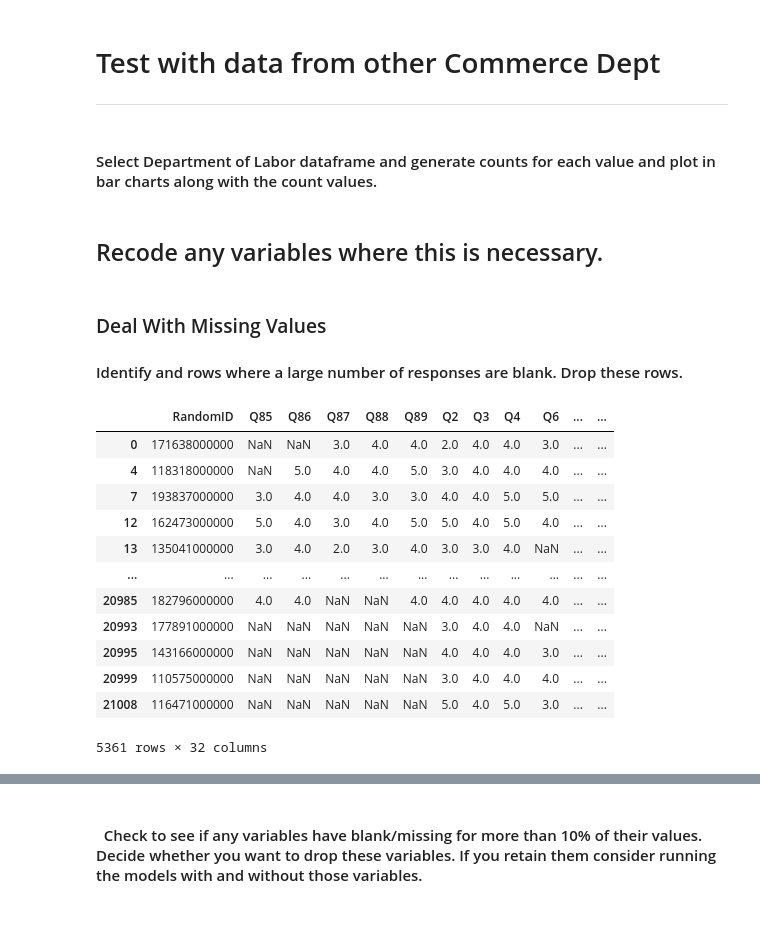
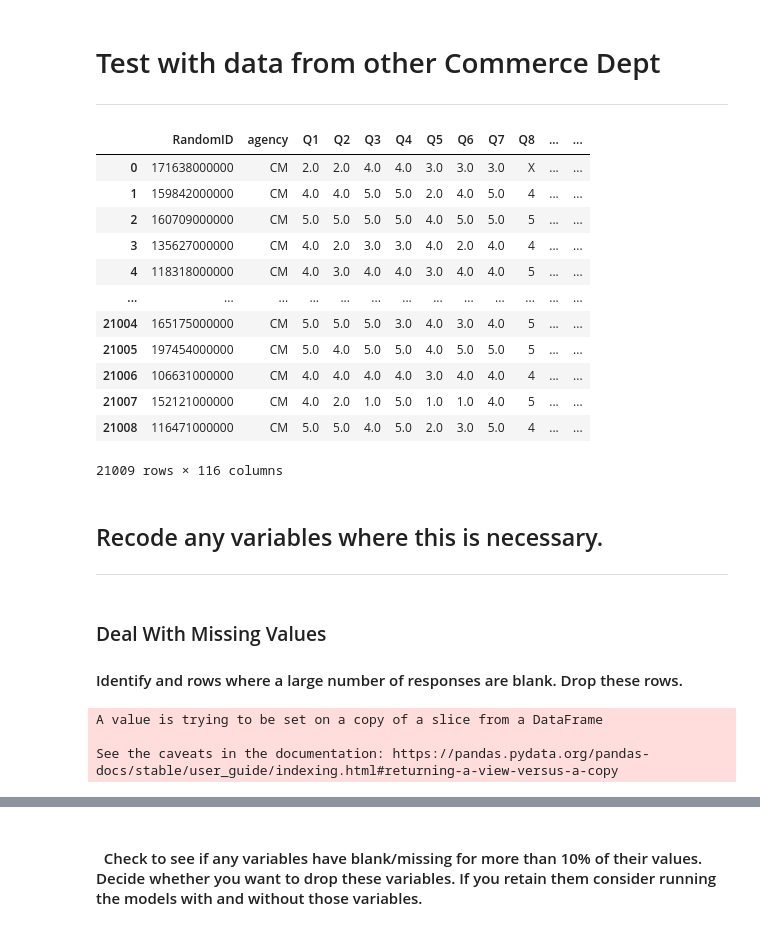
Before and after one commit to CJunger/agency-turnover, a Jupyter notebook: agency_analysis.ipynb, the cells around one changed output, grey strips where cells are left out. Saved outputs shown, nothing was run; the diff lists cells and outputs as text; code cells hidden in the pictures.

```diff
--- a/agency_analysis.ipynb
+++ b/agency_analysis.ipynb
@@ -841,9 +860,24 @@ shap.summary_plot(shap_values, X_test)
 # %% [markdown]
 # Test with data from other Commerce Dept
 ----
-# %% [markdown]
-#### Select Department of Labor dataframe and generate counts for each value and plot in bar charts along with the count values.
+# %%
+df_commerce
+# %% [output]
+|  | RandomID | agency | Q1 | Q2 | Q3 | Q4 | Q5 | Q6 | Q7 | Q8 | ... | ... |
+| 0 | 171638000000 | CM | 2.0 | 2.0 | 4.0 | 4.0 | 3.0 | 3.0 | 3.0 | X | ... | ... |
+| 1 | 159842000000 | CM | 4.0 | 4.0 | 5.0 | 5.0 | 2.0 | 4.0 | 5.0 | 4 | ... | ... |
+| 2 | 160709000000 | CM | 5.0 | 5.0 | 5.0 | 5.0 | 4.0 | 5.0 | 5.0 | 5 | ... | ... |
+| 3 | 135627000000 | CM | 4.0 | 2.0 | 3.0 | 3.0 | 4.0 | 2.0 | 4.0 | 4 | ... | ... |
+| 4 | 118318000000 | CM | 4.0 | 3.0 | 4.0 | 4.0 | 3.0 | 4.0 | 4.0 | 5 | ... | ... |
+| ... | ... | ... | ... | ... | ... | ... | ... | ... | ... | ... | ... | ... |
+| 21004 | 165175000000 | CM | 5.0 | 5.0 | 5.0 | 3.0 | 4.0 | 3.0 | 4.0 | 5 | ... | ... |
+| 21005 | 197454000000 | CM | 5.0 | 4.0 | 5.0 | 5.0 | 4.0 | 5.0 | 5.0 | 5 | ... | ... |
+| 21006 | 106631000000 | CM | 4.0 | 4.0 | 4.0 | 4.0 | 3.0 | 4.0 | 4.0 | 4 | ... | ... |
+| 21007 | 152121000000 | CM | 4.0 | 2.0 | 1.0 | 5.0 | 1.0 | 1.0 | 4.0 | 5 | ... | ... |
+| 21008 | 116471000000 | CM | 5.0 | 5.0 | 4.0 | 5.0 | 2.0 | 3.0 | 5.0 | 4 | ... | ... |
+21009 rows × 116 columns
 # %% [markdown]
 ## Recode any variables where this is necessary.
+---
 # %%
 #Drop the columns that aren't necessary for the project as defined in the instructions
@@ -856,17 +889,14 @@ df_commerce_relevant = df_commerce[['RandomID', 'Q85', 'Q86', 'Q87', 'Q88', 'Q89
 #which rows don't have many answers? take the average of the missing data and get the proportion missing
 df_commerce_relevant['row_missing_percent']=df_commerce_relevant.isnull().mean(axis=1)
 df_commerce_relevant[df_commerce_relevant['row_missing_percent']!=0.0]
+
+# drop rows with %missing more than 50% missing data
+cutpoint = .5
+df_commerce_relevant_answered = df_commerce_relevant.loc[df_commerce_relevant['row_missing_percent']<cutpoint]
+
+#drop column row_missing_percent
+df_commerce_relevant_answered.drop('row_missing_percent', axis=1, inplace=True)
 # %% [output]
-|  | RandomID | Q85 | Q86 | Q87 | Q88 | Q89 | Q2 | Q3 | Q4 | Q6 | ... | ... |
-| 0 | 171638000000 | NaN | NaN | 3.0 | 4.0 | 4.0 | 2.0 | 4.0 | 4.0 | 3.0 | ... | ... |
-| 4 | 118318000000 | NaN | 5.0 | 4.0 | 4.0 | 5.0 | 3.0 | 4.0 | 4.0 | 4.0 | ... | ... |
-| 7 | 193837000000 | 3.0 | 4.0 | 4.0 | 3.0 | 3.0 | 4.0 | 4.0 | 5.0 | 5.0 | ... | ... |
-| 12 | 162473000000 | 5.0 | 4.0 | 3.0 | 4.0 | 5.0 | 5.0 | 4.0 | 5.0 | 4.0 | ... | ... |
-| 13 | 135041000000 | 3.0 | 4.0 | 2.0 | 3.0 | 4.0 | 3.0 | 3.0 | 4.0 | NaN | ... | ... |
-| ... | ... | ... | ... | ... | ... | ... | ... | ... | ... | ... | ... | ... |
-| 20985 | 182796000000 | 4.0 | 4.0 | NaN | NaN | 4.0 | 4.0 | 4.0 | 4.0 | 4.0 | ... | ... |
-| 20993 | 177891000000 | NaN | NaN | NaN | NaN | NaN | 3.0 | 4.0 | 4.0 | NaN | ... | ... |
-| 20995 | 143166000000 | NaN | NaN | NaN | NaN | NaN | 4.0 | 4.0 | 4.0 | 3.0 | ... | ... |
-| 20999 | 110575000000 | NaN | NaN | NaN | NaN | NaN | 3.0 | 4.0 | 4.0 | 4.0 | ... | ... |
-| 21008 | 116471000000 | NaN | NaN | NaN | NaN | NaN | 5.0 | 4.0 | 5.0 | 3.0 | ... | ... |
-5361 rows × 32 columns
+A value is trying to be set on a copy of a slice from a DataFrame
+
+See the caveats in the documentation: https://pandas.pydata.org/pandas-docs/stable/user_guide/indexing.html#returning-a-view-versus-a-copy
```
Also changed, not shown: parts of 41 cells of this notebook, 1 other file.
